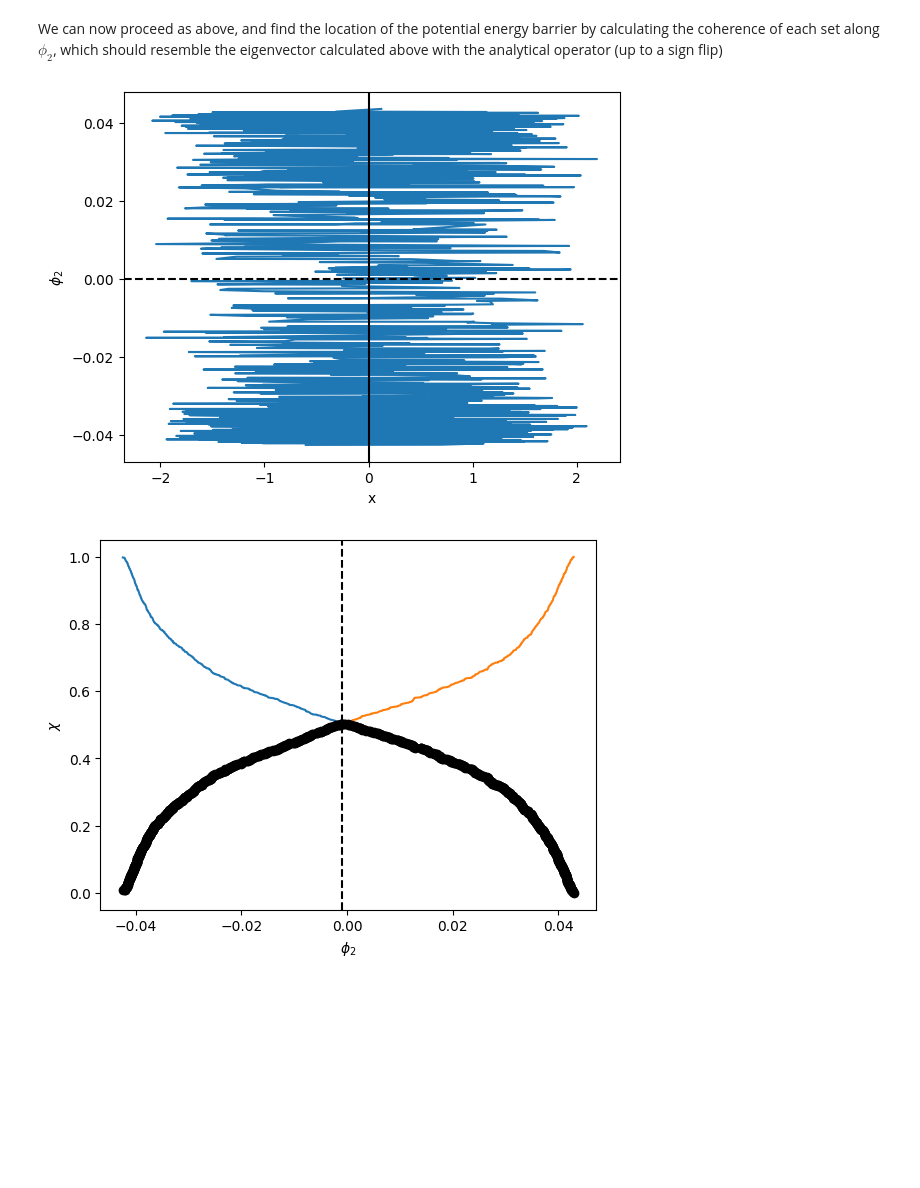
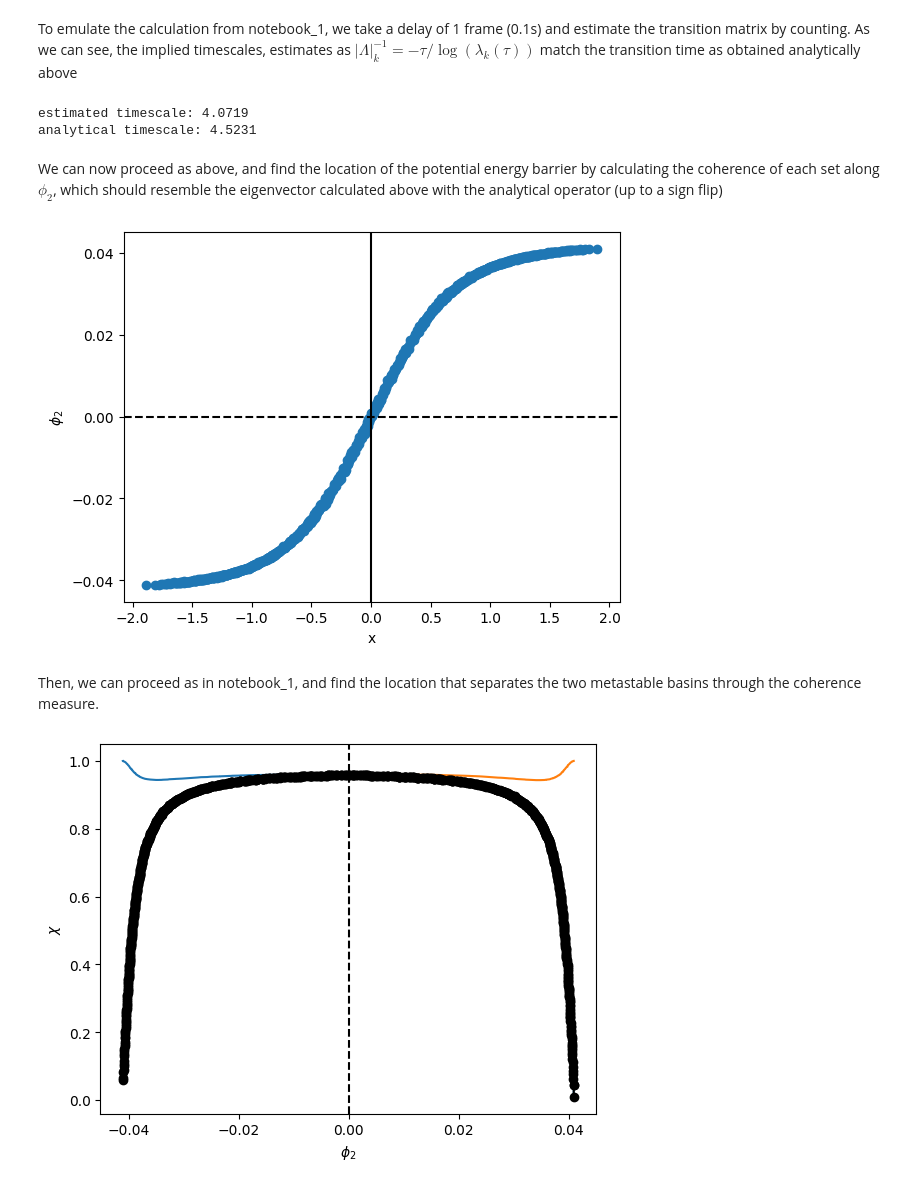
Before and after one commit to AntonioCCosta/DPG_PhysicsBehavior_2026, a Jupyter notebook: notebooks/notebook_2.ipynb, the cells around one changed output. Cells and saved outputs as stored; diff of their text form; code cells hidden in the pictures; blank space fills up the shorter version.

```diff
--- a/notebooks/notebook_2.ipynb
+++ b/notebooks/notebook_2.ipynb
@@ -594,0 +73,11 @@ analytical timescale: 2.5216
+# %%
+Tx=3e-1 #temperature
+T = 200
+dt=1e-3
+max_iters=int(T/dt)
+final_dt = 1e-1
+downsampling = int(final_dt/dt)
+n_sims = 500
+x0s = np.random.uniform(-1,1,n_sims)
+mu=1
+sims = simulate_dw(x0s,mu, Tx, dt, max_iters,downsampling)
@@ -594,0 +111,5 @@ analytical timescale: 2.5216
+# %%
+N=1000
+#labels_all is an array with the partition that each point in the time series belongs to
+#centers is the centroid of each k-means cluster
+labels_all,centers = cl.kmeans_partition(np.hstack(sims).reshape(-1,1),N,batchsize=10000,return_centers=True)
@@ -595,18 +216,34 @@ analytical timescale: 2.5216
+# %% [markdown]
+To emulate the calculation from notebook_1, we take a delay of 1 frame (0.1s) and estimate the transition matrix by counting. As we can see, the implied timescales, estimates as $|\Lambda|_k^{-1} = -\tau/\log(\lambda_k(\tau))$ match the transition time as obtained analytically above
+# %%
+delay=1
+P_emp = op_calc.transition_matrix(labels_all,delay)
+eigvals_emp,eigvecs_emp = op_calc.sorted_spectrum(P_emp,k=5)
+timp=-delay*final_dt/np.log(eigvals_emp[1].real)
+
+print('estimated timescale: {:.4f}'.format(timp))
+
+print('analytical timescale: {:.4f}'.format(transition_time_be(Tx,mu)))
+# %% [output]
+estimated timescale: 4.0719
+analytical timescale: 4.5231
 # %% [markdown]
 We can now proceed as above, and find the location of the potential energy barrier by calculating the coherence of each set along $\phi_2$, which should resemble the eigenvector calculated above with the analytical operator (up to a sign flip)
 # %%
 eigvecs_emp = eigvecs_emp.real
 eigvecs_emp = eigvecs_emp/np.linalg.norm(eigvecs_emp,axis=0)
 phi2_emp = eigvecs_emp[:,1]
 sorted_indices = np.argsort(phi2_emp)
-plt.plot(centers[sorted_indices],phi2_emp[sorted_indices])
+plt.scatter(centers[sorted_indices],phi2_emp[sorted_indices])
 plt.ylabel(r'$\phi_2$')
 plt.xlabel('x')
 plt.axvline(0,c='k')
 plt.axhline(0,c='k',ls='--')
 plt.show()
 # %% [output]
-[figure, old version]
+[figure, new version]
+# %% [markdown]
+Then, we can proceed as in notebook_1, and find the location that separates the two metastable basins through the coherence measure.
 # %%
 inv_measure_emp = op_calc.stationary_distribution(P_emp)
 cr,rho_sets,ms,idx,km_labels = cgm.optimal_partition(phi2_emp,inv_measure_emp,P_emp,return_rho=True)
@@ -618,4 +255,4 @@ plt.ylabel(r'$\chi$')
 plt.xlabel(r'$\phi_2$')
 plt.show()
 # %% [output]
-[figure, old version]
+[figure, new version]
```
Also changed, not shown: parts of 61 cells of this notebook.
